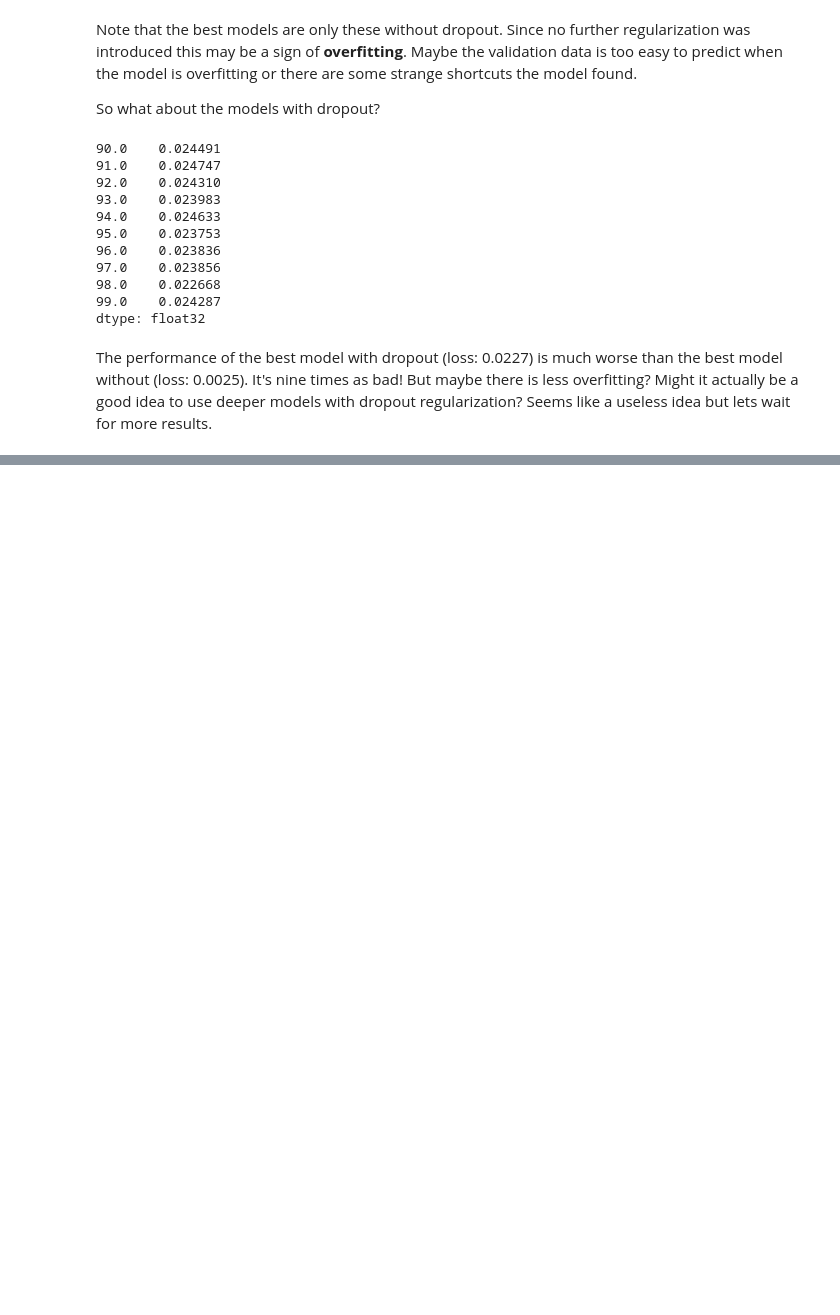
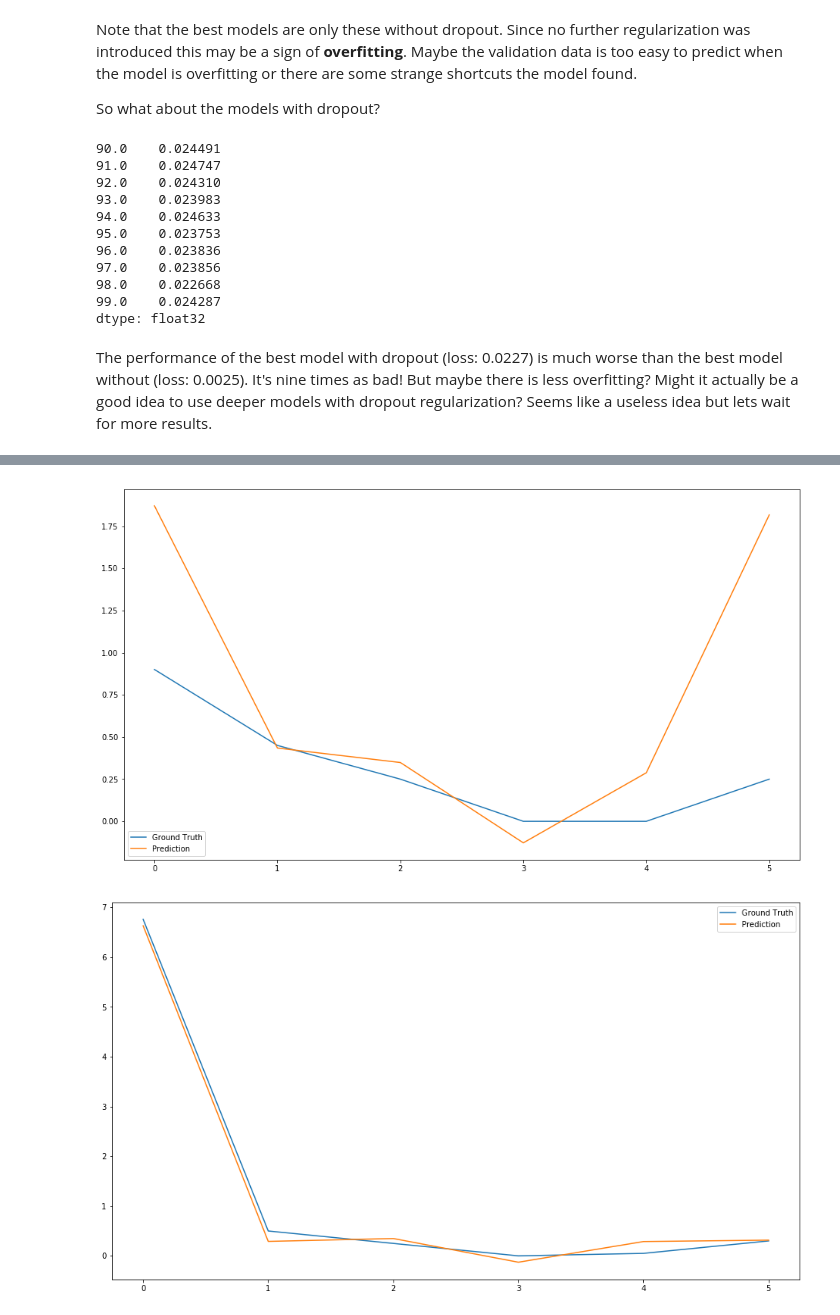
Before and after one commit to leyhline/vix-term-structure, a Jupyter notebook: models.ipynb, the cells around one changed output, grey strips where cells are left out. Saved outputs shown, nothing was run; the diff lists cells and outputs as text; code cells hidden in the pictures; blank space fills up the shorter version.

Commit message:
Analyzing predictions.

```diff
--- a/models.ipynb
+++ b/models.ipynb
@@ -223,0 +232,3 @@ The performance of the best model with dropout (loss: 0.0227) is much worse than
+# %%
+model3 = keras.models.load_model("models/predict_spread_prices/annual_3_nodropout_0.001.hdf5")
+model3.summary()
@@ -223,0 +253,43 @@ The performance of the best model with dropout (loss: 0.0227) is much worse than
+# %%
+# Here I just copy some code over; TODO should really move this into a module.
+def normalize(data: pd.DataFrame):
+    mean = data.mean()
+    ptp = data.max() - data.min()
+    return (data - mean) / ptp
+def denormalize(data, original_data):
+    mean = original_data.mean()
+    ptp = original_data.max() - original_data.min()
+    return data * ptp.values + mean.values
+lines_without_useful_data = 650
+term_structure = pd.read_csv("data/annual_structure.csv", header=0, index_col=0, dtype=np.float32, parse_dates=[0],
+                                 skiprows=lines_without_useful_data)
+spread_prices = pd.read_csv("data/long_prices.csv", header=0, index_col=0, dtype=np.float32, parse_dates=[0],
+                            skiprows=lines_without_useful_data)
+assert len(term_structure) == len(spread_prices)
+term_structure_norm = normalize(term_structure)
+spread_prices_norm = normalize(spread_prices)
+term_structure_norm = term_structure_norm.fillna(1.)
+spread_prices_norm = spread_prices_norm.fillna(1.)
+splitsize = int(len(term_structure_norm) * 0.8)
+x_train = term_structure_norm.values[:splitsize]
+y_train = spread_prices_norm.values[:splitsize]
+x_val = term_structure_norm.values[splitsize:]
+y_val = spread_prices_norm.values[splitsize:]
+# %%
+preds = model3.predict(x_val)
+val = denormalize(y_val, spread_prices)
+preds = denormalize(preds, spread_prices)
+# %%
+def plot_validation(index):
+    plt.figure(figsize=(16,9))
+    global val
+    global preds
+    plt.plot(np.arange(6), val[index,4:10], label="Ground Truth")
+    plt.plot(np.arange(6), preds[index,4:10], label="Prediction")
+    plt.legend()
+    plt.show()
+plot_validation(6)
+plot_validation(7)
+# %% [output]
+[figure, added]
+[figure, added]
```
Also changed, not shown: parts of 3 cells of this notebook, 1 other file.
